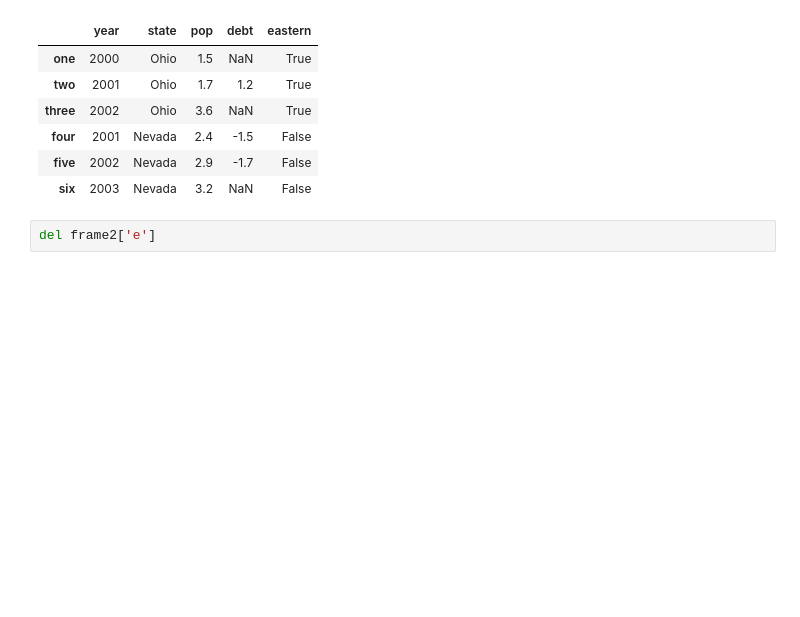
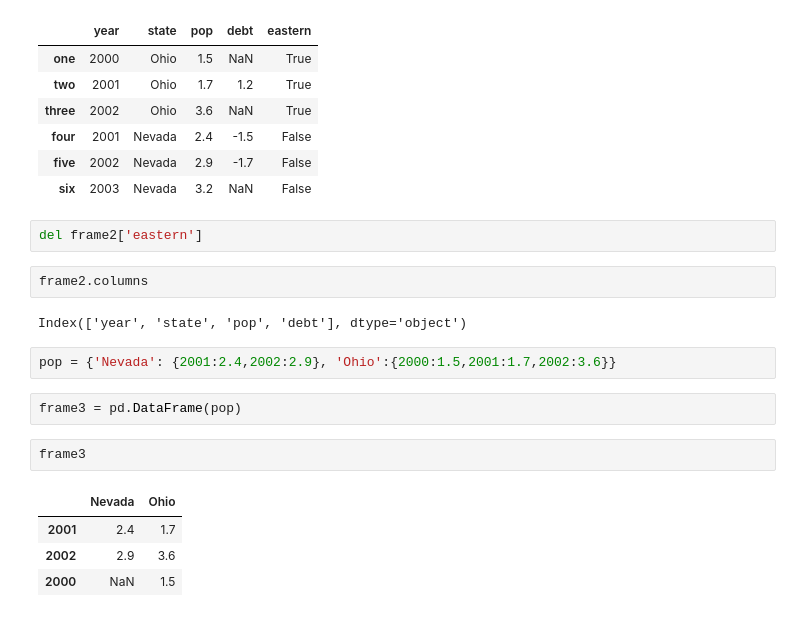
Before and after one commit to subhashishjungshah/Data-analysis, a Jupyter notebook: getting_started_pandas.ipynb, the cells around one changed output. Cells and saved outputs as stored; diff of their text form; blank space fills up the shorter version.

```diff
--- a/getting_started_pandas.ipynb
+++ b/getting_started_pandas.ipynb
@@ -329,4 +329,19 @@ frame2
 | five | 2002 | Nevada | 2.9 | -1.7 | False |
 | six | 2003 | Nevada | 3.2 | NaN | False |
 # %%
-del frame2['e']
+del frame2['eastern']
+# %%
+frame2.columns
+# %% [output]
+Index(['year', 'state', 'pop', 'debt'], dtype='object')
+# %%
+pop = {'Nevada': {2001:2.4,2002:2.9}, 'Ohio':{2000:1.5,2001:1.7,2002:3.6}}
+# %%
+frame3 = pd.DataFrame(pop)
+# %%
+frame3
+# %% [output]
+|  | Nevada | Ohio |
+| 2001 | 2.4 | 1.7 |
+| 2002 | 2.9 | 3.6 |
+| 2000 | NaN | 1.5 |
```
Also changed, not shown: parts of 2 cells of this notebook.
